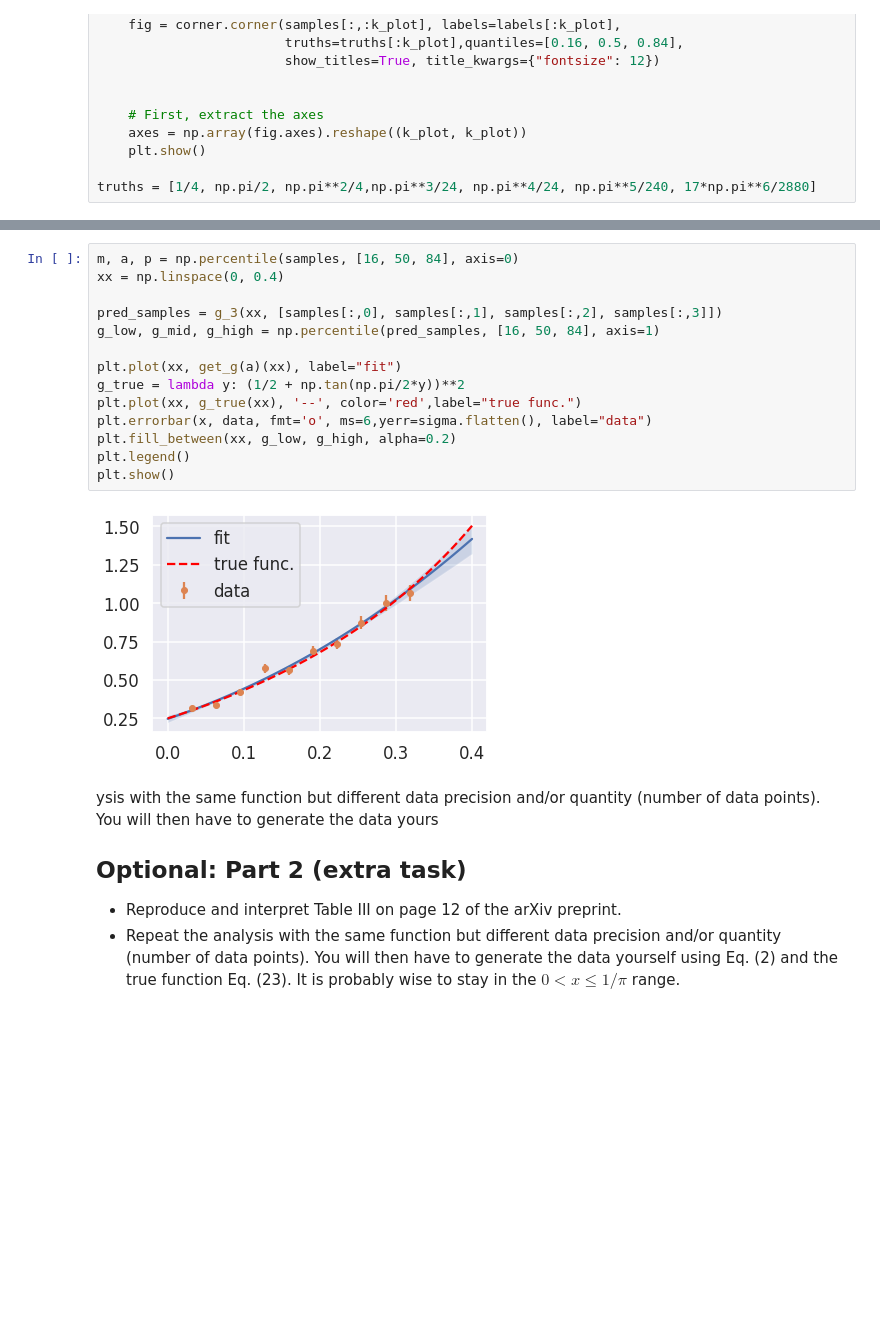
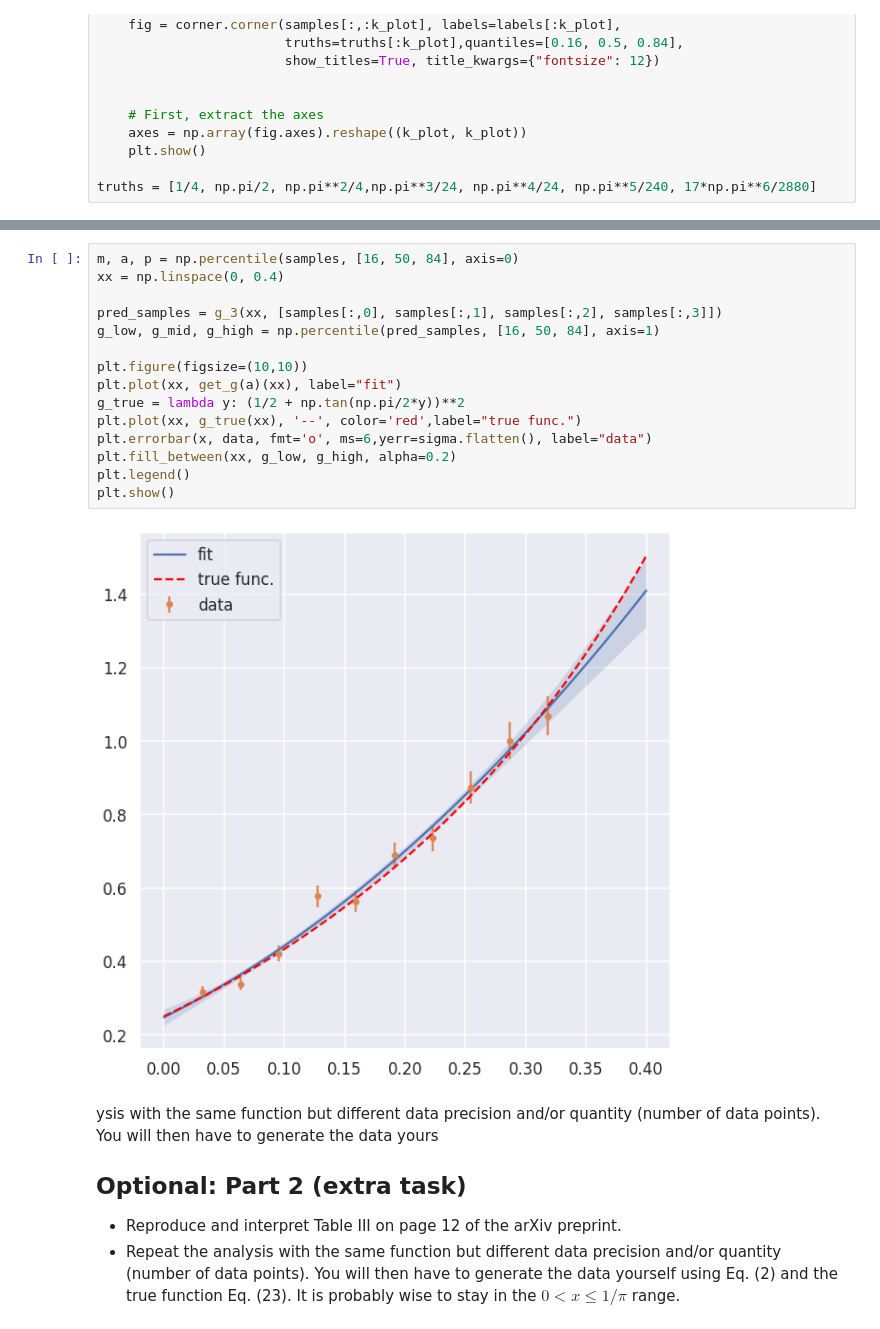
Before and after one commit to Noroskir/LearningFromData, a Jupyter notebook: Project1/TIF285_Project1.ipynb, the cells around one changed output, grey strips where cells are left out. Cells and saved outputs as stored; diff of their text form; blank space fills up the shorter version.

```diff
--- a/Project1/TIF285_Project1.ipynb
+++ b/Project1/TIF285_Project1.ipynb
@@ -290,19 +291,20 @@ Shape of samples:  (50000, 4)
 # %%
 m, a, p = np.percentile(samples, [16, 50, 84], axis=0)
 xx = np.linspace(0, 0.4)
 
 pred_samples = g_3(xx, [samples[:,0], samples[:,1], samples[:,2], samples[:,3]])
 g_low, g_mid, g_high = np.percentile(pred_samples, [16, 50, 84], axis=1)
 
+plt.figure(figsize=(10,10))
 plt.plot(xx, get_g(a)(xx), label="fit")
 g_true = lambda y: (1/2 + np.tan(np.pi/2*y))**2
 plt.plot(xx, g_true(xx), '--', color='red',label="true func.")
 plt.errorbar(x, data, fmt='o', ms=6,yerr=sigma.flatten(), label="data")
 plt.fill_between(xx, g_low, g_high, alpha=0.2)
 plt.legend()
 plt.show()
 # %% [output]
-[figure, old version]
+[figure, new version]
 # %% [markdown]
 ysis with the same function but different data precision and/or quantity (number of data points). You will then have to generate the data yours
 ## Optional: Part 2 (extra task)
```
Also changed, not shown: parts of 14 cells of this notebook, 3 other files.
